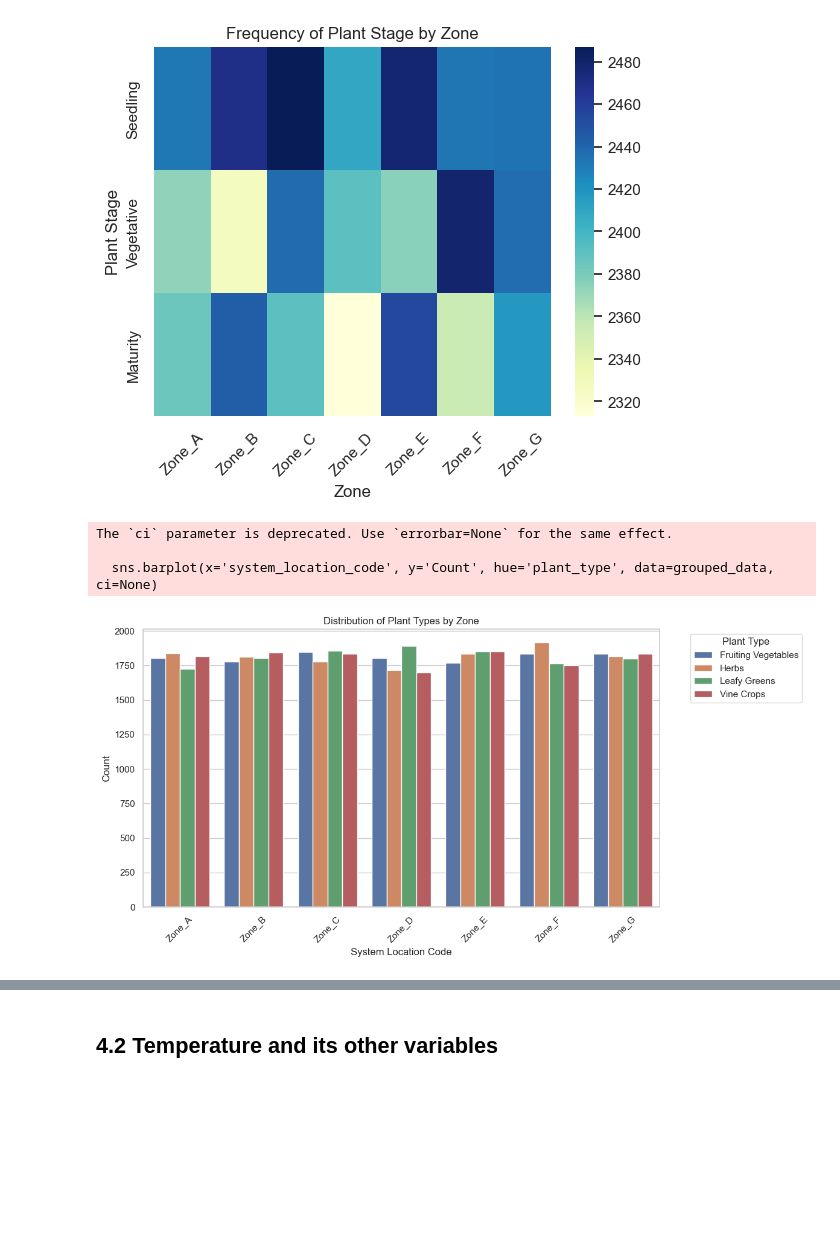
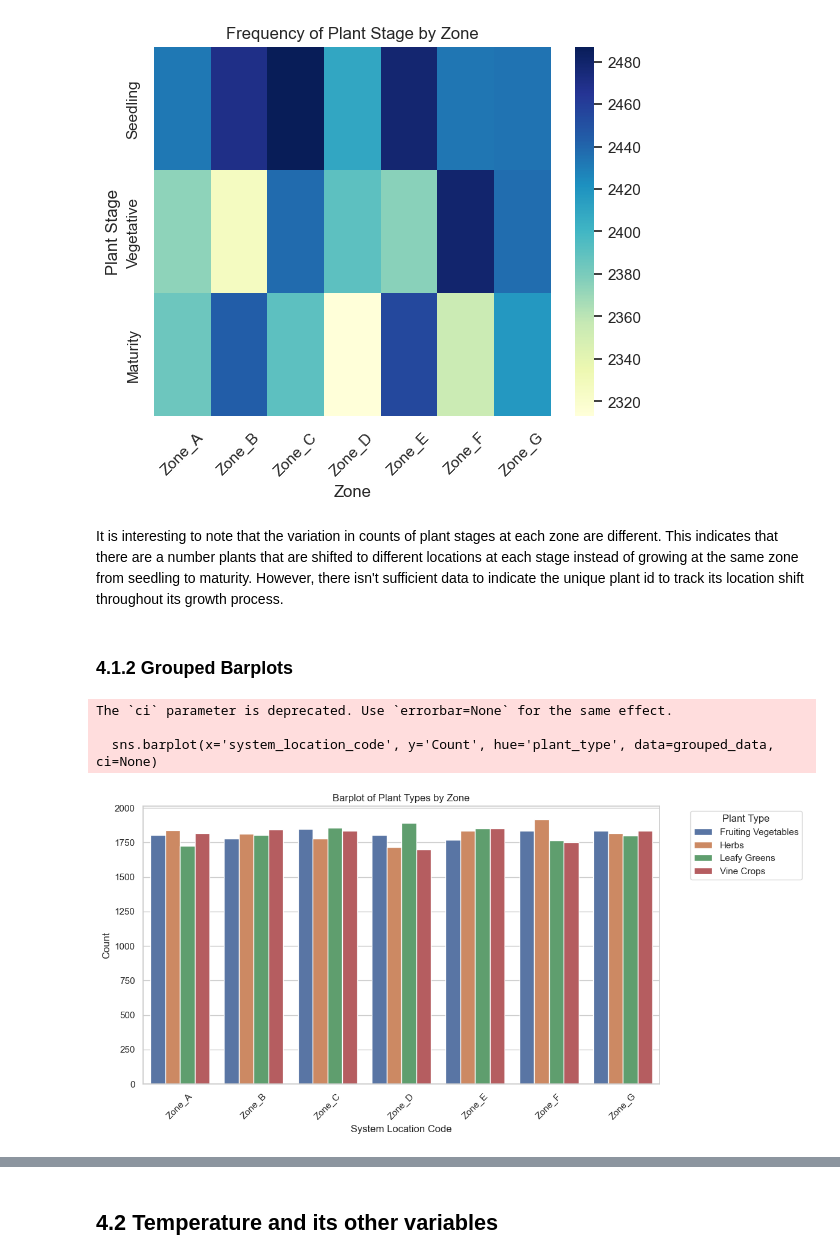
Before and after one commit to omgacai/Predictive-ML-Project, a Jupyter notebook: eda.ipynb, the cells around one changed output, grey strips where cells are left out. Saved outputs shown, nothing was run; the diff lists cells and outputs as text; code cells hidden in the pictures; blank space fills up the shorter version.

Commit message:
updated eda
included more detailed explanations for certain barplots

```diff
--- a/eda.ipynb
+++ b/eda.ipynb
@@ -472,3 +482,4 @@ Given that the temperature readings below -10°C are likely the result of sensor
 # %%
-clean_df = clean_df[(clean_df['temperature_sensor_(°c)'] >= -10)]
+clean_df = clean_df[(clean_df['temperature_sensor_(°c)'] >= 0)]
 clean_df = clean_df.drop("temperature_faulty", axis=1)
+print("invalid temperatures removed")
@@ -603,25 +621,29 @@ plt.xticks(rotation=45)
 plt.show()
 # %% [output]
 [figure]
+# %% [markdown]
+It is interesting to note that the variation in counts of plant stages at each zone are different. This indicates that there are a number plants that are shifted to different locations at each stage instead of growing at the same zone from seedling to maturity. However, there isn't sufficient data to indicate the unique plant id to track its location shift throughout its growth process.
+# %% [markdown]
+### 4.1.2 Grouped Barplots
 # %%
 grouped_data = clean_df.groupby(['system_location_code', 'plant_type']).size().reset_index(name='Count')
 
 # Create a bar plot
 plt.figure(figsize=(12, 6))
 sns.barplot(x='system_location_code', y='Count', hue='plant_type', data=grouped_data, ci=None)
 
-plt.title('Distribution of Plant Types by Zone')
+plt.title('Barplot of Plant Types by Zone')
 plt.xlabel('System Location Code')
 plt.ylabel('Count')
 plt.legend(title='Plant Type', bbox_to_anchor=(1.05, 1), loc='upper left')
 plt.xticks(rotation=45)
 plt.tight_layout()
 plt.show()
 # %% [output]
 The `ci` parameter is deprecated. Use `errorbar=None` for the same effect.
 
   sns.barplot(x='system_location_code', y='Count', hue='plant_type', data=grouped_data, ci=None)
-[figure, old version]
+[figure, new version]
 # %%
 grouped_data = clean_df.groupby(['system_location_code', 'plant_stage']).size().reset_index(name='Count')
 
```
Also changed, not shown: parts of 20 cells of this notebook.
